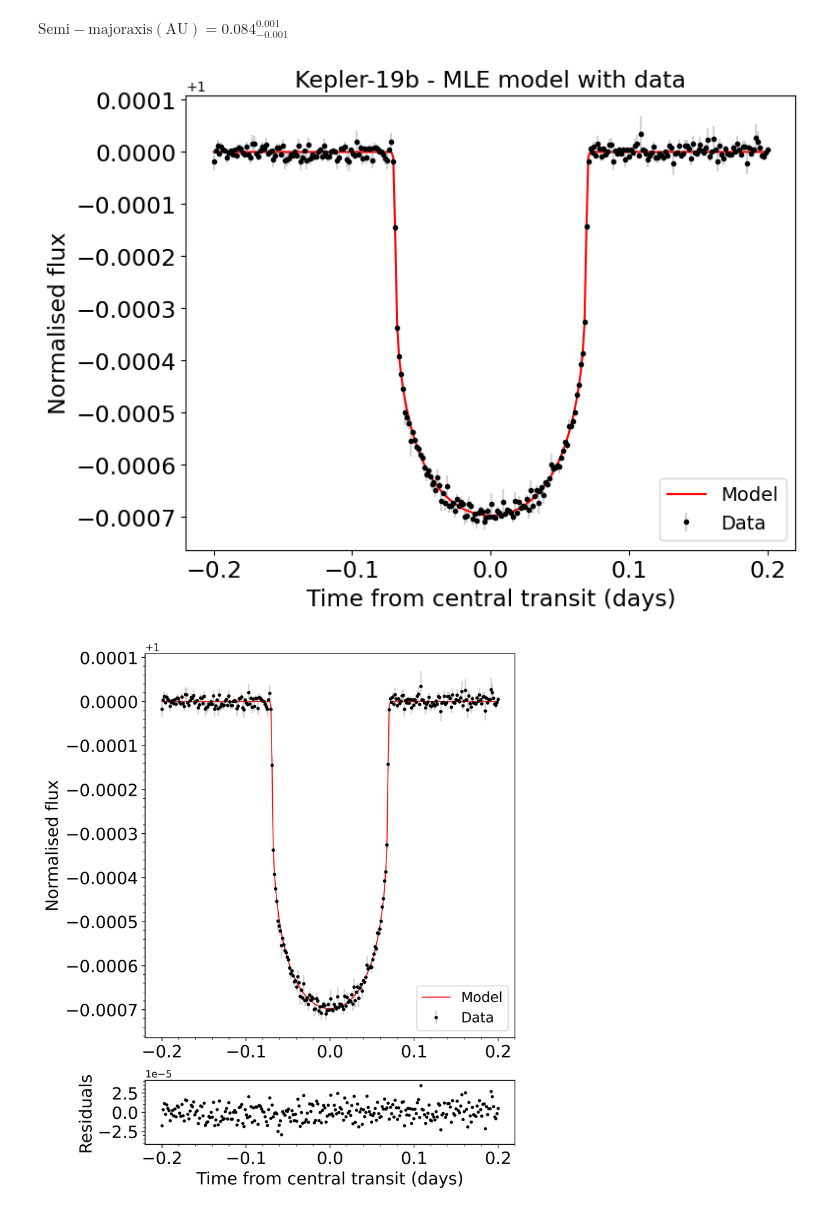
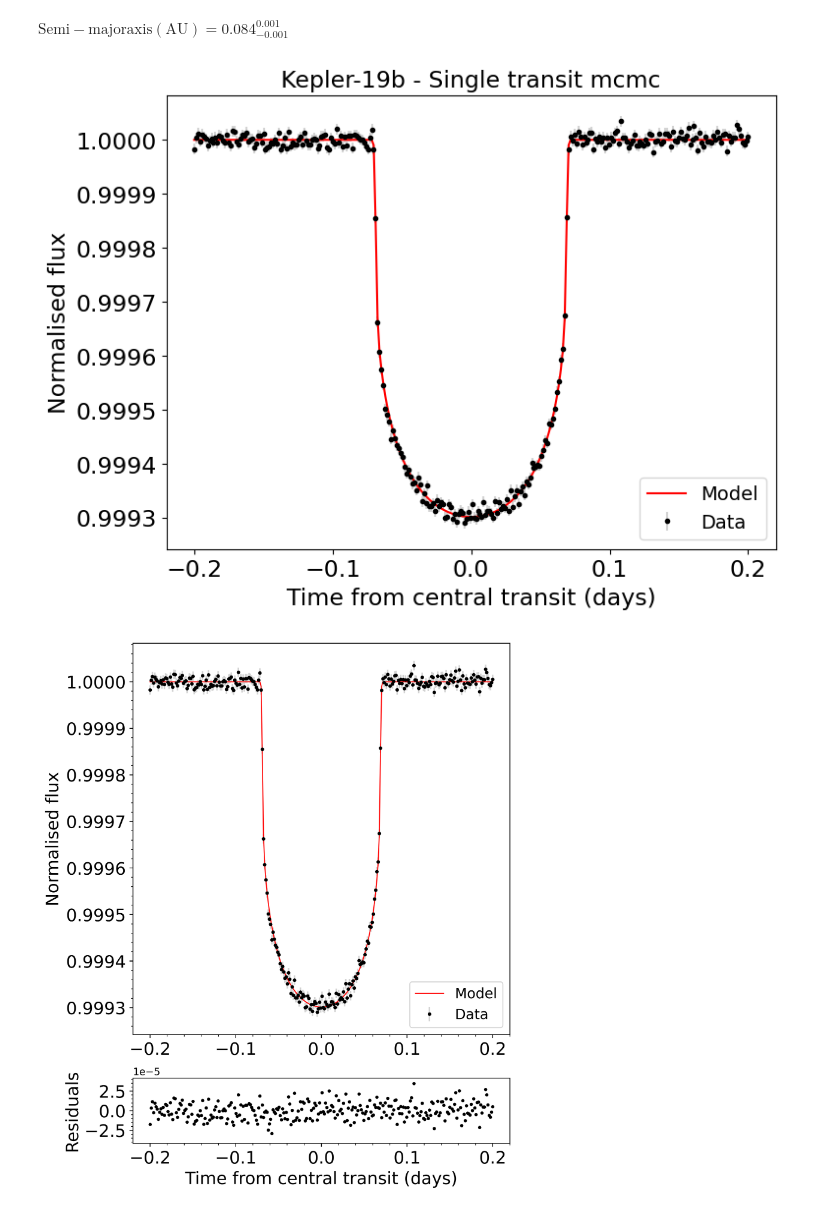
Before and after one commit to hrwakeford/MSci2022_TESS, a Jupyter notebook: Transit_fitting_model/mcmc/mcmc_single_transit_fitting_model.ipynb, the cells around one changed output. Drawn from its saved outputs; the diff is of its cells as text; code cells hidden in the pictures.

Commit message:
fixed ysigmas, model: extracted 50th percentile

```diff
--- a/Transit_fitting_model/mcmc/mcmc_single_transit_fitting_model.ipynb
+++ b/Transit_fitting_model/mcmc/mcmc_single_transit_fitting_model.ipynb
@@ -305,12 +305,23 @@ for i in range(ndim):
 $\displaystyle \mathrm{Orbital inclination (degrees)} = 89.681_{-0.284}^{0.220}$
 $\displaystyle \mathrm{Planetary radius (R_Jup)} = 0.198_{-0.000}^{0.001}$
 $\displaystyle \mathrm{Semi-major axis (AU)} = 0.084_{-0.001}^{0.001}$
+# %%
+model_orbital_inclination = np.percentile(flat_samples[:, 0], 50)
+model_R_planet = np.percentile(flat_samples[:, 1], 50)
+model_semi_major_axis = np.percentile(flat_samples[:, 2], 50)
+
+model_params.rp = radius_in_stellar_radii(model_R_planet, true_R_star)
+model_params.a = semi_major_axis_in_stellar_radii(model_semi_major_axis, true_R_star)
+model_params.inc = model_orbital_inclination
+
+model_m = batman.TransitModel(model_params, t)
+model_flux = model_m.light_curve(model_params)
 # %%
 residual = true_flux - model_flux
 # %%
 fig, ax = plt.subplots(1, figsize=(8,6))
-plt.title("Kepler-19b - MLE model with data", size=17)
-plt.errorbar(t, true_flux, yerr=yerrs, fmt='.', ecolor='LightGrey', color="black", label="Data")
+plt.title("Kepler-19b - Single transit mcmc", size=17)
+plt.errorbar(t, true_flux, yerr=ysigmas, fmt='.', ecolor='LightGrey', color="black", label="Data")
 plt.plot(t, model_flux, label="Model", color="red")
 plt.xlabel("Time from central transit (days)", size=17)
 plt.ylabel("Normalised flux", size=17)
@@ -321,7 +332,7 @@ ax.legend(prop={'size': 14}, loc="lower right")
 
 plt.show()
 # %% [output]
-[figure, old version]
+[figure, new version]
 # %%
 #Panel settings
 left = 0.1
@@ -339,37 +350,37 @@ ax = fig.add_axes(rect)
 ax_res = fig.add_axes(rect_res, sharex=ax)
 
 #Top panel
-ax.errorbar(t, true_flux, yerr=yerrs, fmt='.', markersize=5, color='black', ecolor='LightGrey', label="Data")
+ax.errorbar(t, true_flux, yerr=ysigmas, fmt='.', markersize=5, color='black', ecolor='LightGrey', label="Data")
 ax.plot(t, model_flux, color='red',label="Model", lw=1)
 
 ax.set(ylabel="Normalised flux")
 ax.xaxis.label.set_size(17)
 ax.yaxis.label.set_size(17)
 
 ax.legend(prop={'size': 14}, loc="lower right")
 
 ax.xaxis.set_minor_locator(ticker.AutoMinorLocator())
 ax.yaxis.set_minor_locator(ticker.AutoMinorLocator())
 
 ax.xaxis.set_tick_params(labelsize=17)
 ax.yaxis.set_tick_params(labelsize=17)
 
 #Bottom panel
 ax_res.scatter(t, residual, color='black', s=5)
 ax_res.set_ylim((-max(abs(residual))*1.2, max(abs(residual)*1.2)))
 # ax_res.plot([min(t), max(t)], [0, 0], color='red', lw=1)
 
 ax_res.set(xlabel="Time from central transit (days)", ylabel="Residuals")
 ax_res.xaxis.label.set_size(17)
 ax_res.yaxis.label.set_size(17)
 
 ax_res.xaxis.set_minor_locator(ticker.AutoMinorLocator())
 ax_res.yaxis.set_minor_locator(ticker.AutoMinorLocator())
 
 ax_res.xaxis.set_tick_params(labelsize=17)
 ax_res.yaxis.set_tick_params(labelsize=17)
 
 # fig.subplots_adjust(hspace=0.1)
 plt.show()
 # %% [output]
-[figure, old version]
+[figure, new version]
```
Also changed, not shown: parts of 2 cells of this notebook.
